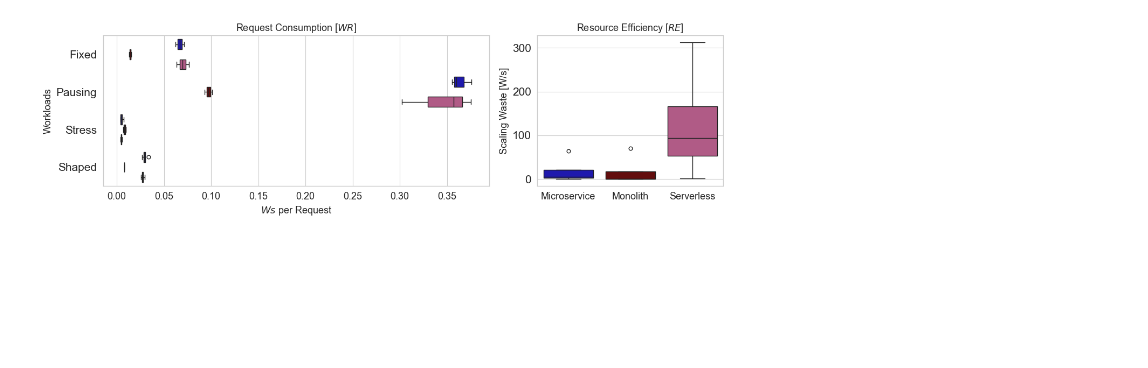
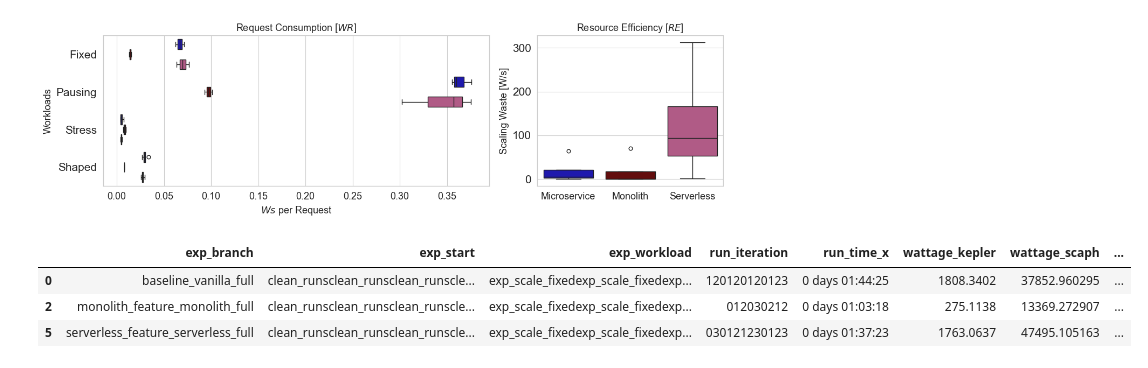
Before and after one commit to clue2-sose25/Clue2, a Jupyter notebook: eval_scaling.ipynb, the cells around one changed output. Cells and saved outputs as stored; diff of their text form; code cells hidden in the pictures; blank space fills up the shorter version.

```diff
--- a/eval_scaling.ipynb
+++ b/eval_scaling.ipynb
@@ -292,3 +289,49 @@ plt.tight_layout()
 plt.savefig("figs/WR_RE.pdf", bbox_inches='tight')
 # %% [output]
 [figure]
+# %%
+import matplotlib.gridspec as gridspec
+features_of_interest = {
+    "baseline_vanilla_full": "Microservice",
+    # 'jvm_jvm-impoove_full': "Runtime Improvement",
+    'monolith_feature_monolith_full': "Monolith",
+    # 'norec_feature_norecommendations_full' : "Service Reduction",
+    # 'obs_feature_object-storage_full' : "Infrastructure Service Replacement",
+    'serverless_feature_serverless_full' : "Serverless",
+}
+
+wdf = exr.pods_energy(energy_workloads=False).merge(
+    how="left",
+    right=exr.run_stats(),
+    on=exr.RUN_VARS,
+    validate="one_to_one",
+)
+wdf = wdf.groupby("exp_branch").sum().reset_index()
+
+
+wdf["ws_per_rq"] = wdf["wattage_kepler"] / wdf["Success Count"]
+wdf["mems_per_rq"] = wdf["memory_usage"] / wdf["Success Count"]
+wdf["cpus_per_rq"] = wdf["cpu_usage"] / wdf["Success Count"]
+
+
+cols = ["ws_per_rq", "cpus_per_rq", "mems_per_rq"]
+# fig, axs = plt.subplots(ncols=3)
+
+# i = 0
+# for i, col in enumerate(cols):
+#     baseline = wdf[wdf['exp_branch'] == 'baseline_vanilla_full'][col].mean()
+#     display(baseline)
+#     ax = sns.barplot(data=wdf, hue='exp_branch', y=col, ax=axs[i]) # , hue="exp_workload")
+#     ax.axhline(y=baseline)
+
+# wdfm = wdf.melt(id_vars=exr.RUN_VARS, value_vars=cols)
+# wdfm
+
+wdff = wdf[wdf.exp_branch.isin(features_of_interest.keys())]
+
+wdff
+# %% [output]
+|  | exp_branch | exp_start | exp_workload | run_iteration | run_time_x | wattage_kepler | wattage_scaph | ... |
+| 0 | baseline_vanilla_full | clean_runsclean_runsclean_runscle... | exp_scale_fixedexp_scale_fixedexp... | 120120120123 | 0 days 01:44:25 | 1808.3402 | 37852.960295 | ... |
+| 2 | monolith_feature_monolith_full | clean_runsclean_runsclean_runscle... | exp_scale_fixedexp_scale_fixedexp... | 012030212 | 0 days 01:03:18 | 275.1138 | 13369.272907 | ... |
+| 5 | serverless_feature_serverless_full | clean_runsclean_runsclean_runscle... | exp_scale_fixedexp_scale_fixedexp... | 030121230123 | 0 days 01:37:23 | 1763.0637 | 47495.105163 | ... |
```
Also changed, not shown: parts of 1 cell of this notebook, 4 other files.
